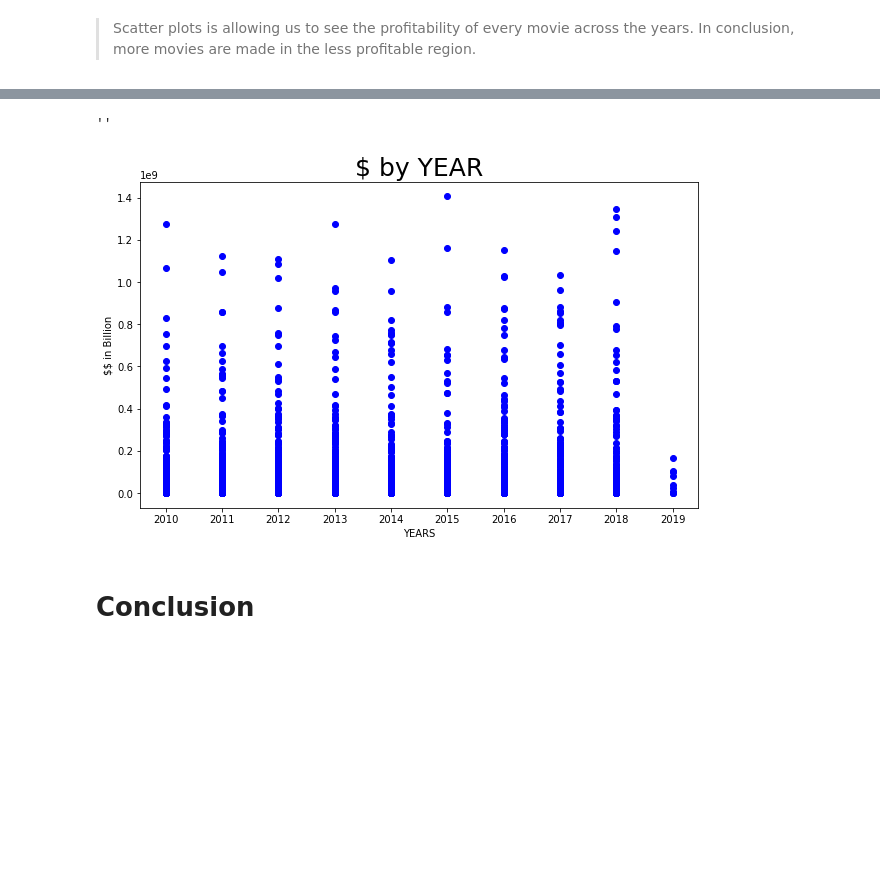
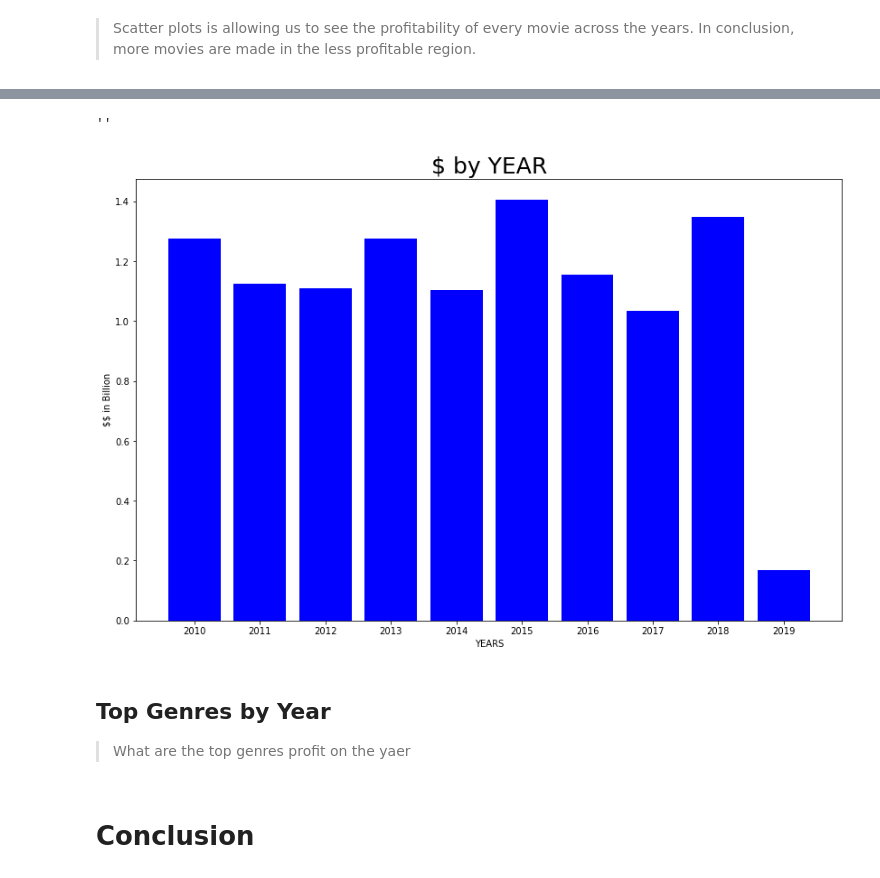
Before and after one commit to gt1719/Movie-Data-Analysis, a Jupyter notebook: movie_data_analysis.ipynb, the cells around one changed output, grey strips where cells are left out. Cells and saved outputs as stored; diff of their text form; code cells hidden in the pictures; blank space fills up the shorter version.

```diff
--- a/movie_data_analysis.ipynb
+++ b/movie_data_analysis.ipynb
@@ -506,23 +558,27 @@ df_merge[ df_merge["total_gross"] == df_merge["total_gross"].max()]
 |  | title | domestic_gross | foreign_gross | start_year | genres | averagerating | numvotes | total_gross |
 | 1324 | Avengers: Age of Ultron | 459000000.0 | 946400000.0 | 2015 | Action,Adventure,Sci-Fi | 7.3 | 665594 | 1.405400e+09 |
 # %%
-fig, ax = plt.subplots(figsize=(10, 6))
+fig, ax = plt.subplots(figsize=(14, 9))
+
 
 # Use plot() function to create a plot using above values
-ax.scatter(df_merge["start_year"], df_merge["total_gross"], color="blue")
+ax.bar(df_merge["start_year"], df_merge["total_gross"]/1e9, color="blue")
 
 ax.set_xticks(range(2010, 2020))
 # Add labels for x and y axes
 ax.set_xlabel('YEARS')
 ax.set_ylabel('\$$ in Billion')
 
 # Add a title for the plot
 ax.set_title('\$ by YEAR', fontdict={"fontsize":25})
 fig.savefig("YEAR.png")
 ;
 # %% [output]
 ''
-[figure, old version]
+[figure, new version]
+# %% [markdown]
+## Top Genres by Year
+> What are the top genres profit on the yaer
 # %% [markdown]
 # Conclusion
 # %% [markdown]
```
Also changed, not shown: parts of 30 cells of this notebook, 3 other files.
